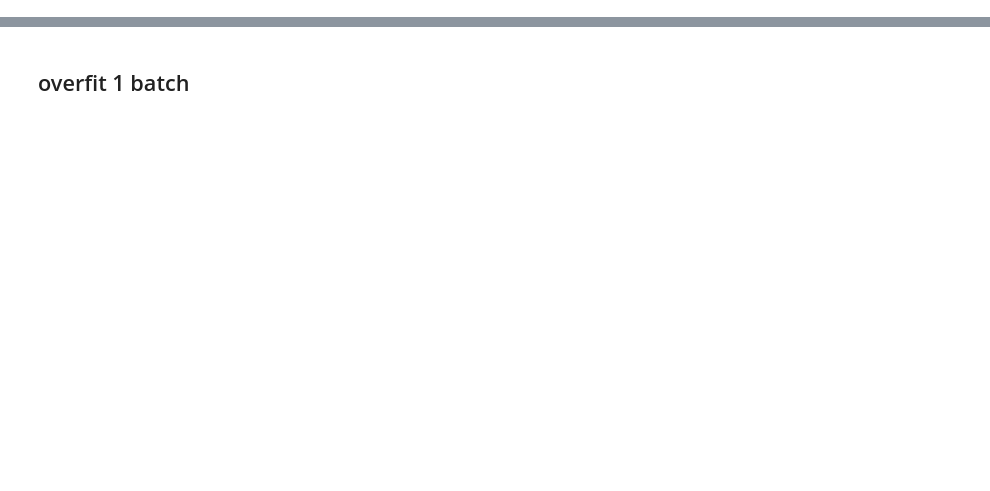
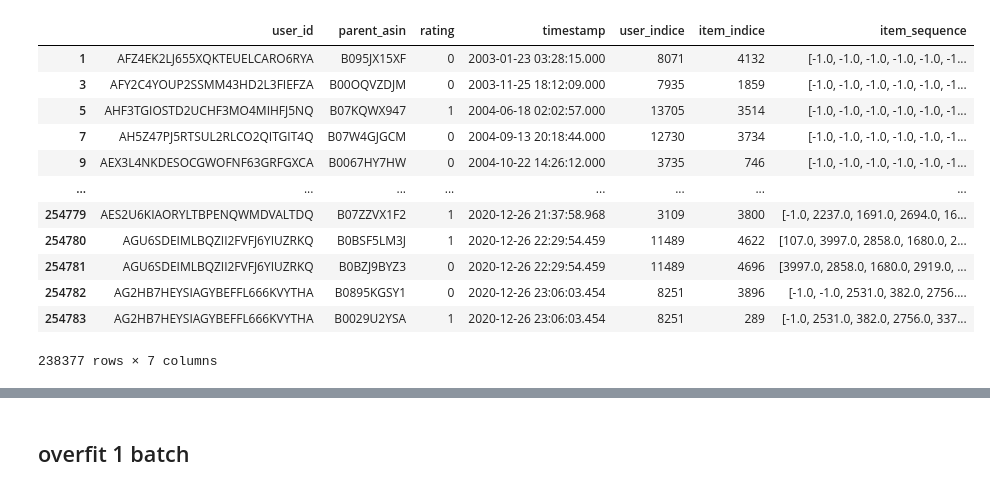
Before and after one commit to datnrecsys/real_time_recsys, a Jupyter notebook: notebooks/050-sasrec.ipynb, the cells around one changed output, grey strips where cells are left out. Saved outputs shown, nothing was run; the diff lists cells and outputs as text; code cells hidden in the pictures; blank space fills up the shorter version.

```diff
--- a/notebooks/050-sasrec.ipynb
+++ b/notebooks/050-sasrec.ipynb
@@ -47,21 +49,20 @@ class Args(BaseModel):
     top_K: int = 100
     top_k: int = 10
 
-    batch_size: int = 256
+    batch_size: int = 512
     lr: float = 0.001
-    l2_emb: float = 0.0001
+    l2_emb: float = 0.001
     early_stopping_patience: int = 10
     device: str = "cuda" if torch.cuda.is_available() else "cpu"
     num_epochs: int = 100
 
     # SASrec specific
     max_len: int = 10
-    dropout: float = 0.5
+    dropout: float = 0.3
     hidden_units: int = 128
     num_blocks: int = 1
     num_heads: int = 2
     num_workers: int = 3
-    pad_token: int = 4817
     # seq_length: int = 10
 
     train_data_fp: str = os.path.abspath("../data_for_ai/interim/train_sample_interactions_16407u_neg_seq.parquet")
@@ -95,9 +115,11 @@ print(args.model_dump_json(indent=2))
 # %%
 train_df = pd.read_parquet(args.train_data_fp)
 train_df[args.rating_col] = train_df[args.rating_col].apply(lambda x: 1 if x > 0 else 0)
+train_df = train_df[train_df['item_sequence'].apply(lambda seq: not all(item == -1 for item in seq))]
 
 val_df = pd.read_parquet(args.val_data_fp)
 val_df[args.rating_col] = val_df[args.rating_col].apply(lambda x: 1 if x > 0 else 0)
+val_df = val_df[val_df['item_sequence'].apply(lambda seq: not all(item == -1 for item in seq))]
 
 assert set(val_df[args.user_col].unique()).issubset(set(train_df[args.user_col].unique())), "Validation users must be present in training users."
 
@@ -108,5 +144,19 @@ val_df
 # %%
-train_df.head(3)
+train_df
+# %% [output]
+|  | user_id | parent_asin | rating | timestamp | user_indice | item_indice | item_sequence |
+| 1 | AFZ4EK2LJ655XQKTEUELCARO6RYA | B095JX15XF | 0 | 2003-01-23 03:28:15.000 | 8071 | 4132 | [-1.0, -1.0, -1.0, -1.0, -1.0, -1... |
+| 3 | AFY2C4YOUP2SSMM43HD2L3FIEFZA | B00OQVZDJM | 0 | 2003-11-25 18:12:09.000 | 7935 | 1859 | [-1.0, -1.0, -1.0, -1.0, -1.0, -1... |
+| 5 | AHF3TGIOSTD2UCHF3MO4MIHFJ5NQ | B07KQWX947 | 1 | 2004-06-18 02:02:57.000 | 13705 | 3514 | [-1.0, -1.0, -1.0, -1.0, -1.0, -1... |
+| 7 | AH5Z47PJ5RTSUL2RLCO2QITGIT4Q | B07W4GJGCM | 0 | 2004-09-13 20:18:44.000 | 12730 | 3734 | [-1.0, -1.0, -1.0, -1.0, -1.0, -1... |
+| 9 | AEX3L4NKDESOCGWOFNF63GRFGXCA | B0067HY7HW | 0 | 2004-10-22 14:26:12.000 | 3735 | 746 | [-1.0, -1.0, -1.0, -1.0, -1.0, -1... |
+| ... | ... | ... | ... | ... | ... | ... | ... |
+| 254779 | AES2U6KIAORYLTBPENQWMDVALTDQ | B07ZZVX1F2 | 1 | 2020-12-26 21:37:58.968 | 3109 | 3800 | [-1.0, 2237.0, 1691.0, 2694.0, 16... |
+| 254780 | AGU6SDEIMLBQZII2FVFJ6YIUZRKQ | B0BSF5LM3J | 1 | 2020-12-26 22:29:54.459 | 11489 | 4622 | [107.0, 3997.0, 2858.0, 1680.0, 2... |
+| 254781 | AGU6SDEIMLBQZII2FVFJ6YIUZRKQ | B0BZJ9BYZ3 | 0 | 2020-12-26 22:29:54.459 | 11489 | 4696 | [3997.0, 2858.0, 1680.0, 2919.0, ... |
+| 254782 | AG2HB7HEYSIAGYBEFFL666KVYTHA | B0895KGSY1 | 0 | 2020-12-26 23:06:03.454 | 8251 | 3896 | [-1.0, -1.0, 2531.0, 382.0, 2756.... |
+| 254783 | AG2HB7HEYSIAGYBEFFL666KVYTHA | B0029U2YSA | 1 | 2020-12-26 23:06:03.454 | 8251 | 289 | [-1.0, 2531.0, 382.0, 2756.0, 337... |
+238377 rows × 7 columns
 # %%
 def init_model(n_user, n_items, dropout, hidden_units, num_blocks, num_heads):
     """
```
Also changed, not shown: parts of 21 cells of this notebook, 4 other files.
